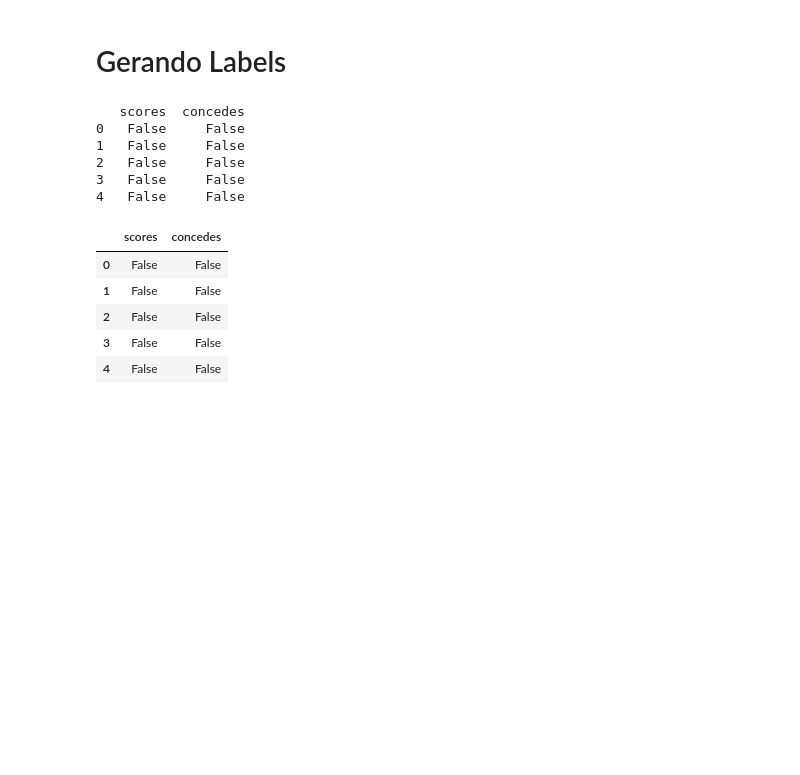
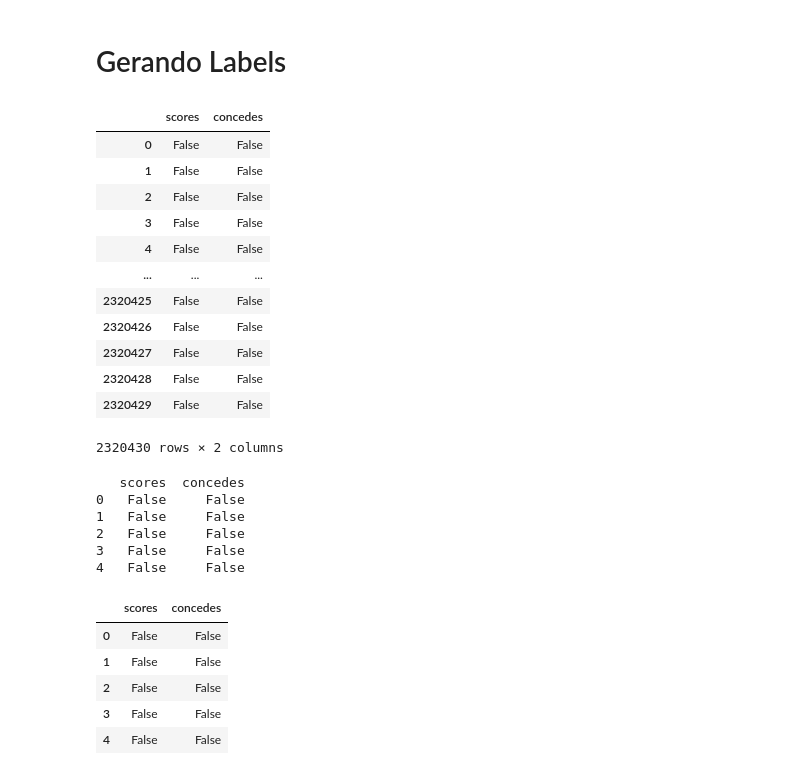
Before and after one commit to JoaoLucas23/ProjetoAprendizadoMaquina, a Jupyter notebook: ProjetoAM.ipynb, the cells around one changed output. Saved outputs shown, nothing was run; the diff lists cells and outputs as text; code cells hidden in the pictures; blank space fills up the shorter version.

```diff
--- a/ProjetoAM.ipynb
+++ b/ProjetoAM.ipynb
@@ -292,6 +318,22 @@ def createLabels(actions):
 
     labels = pd.concat(labels).reset_index(drop=True)
     return labels
+# %%
+training_labels
+# %% [output]
+|  | scores | concedes |
+| 0 | False | False |
+| 1 | False | False |
+| 2 | False | False |
+| 3 | False | False |
+| 4 | False | False |
+| ... | ... | ... |
+| 2320425 | False | False |
+| 2320426 | False | False |
+| 2320427 | False | False |
+| 2320428 | False | False |
+| 2320429 | False | False |
+2320430 rows × 2 columns
 # %%
 training_labels = createLabels(actions=training_df)
 test_labels = createLabels(actions=test_df)
```
Also changed, not shown: parts of 24 cells of this notebook, 1 other file.
